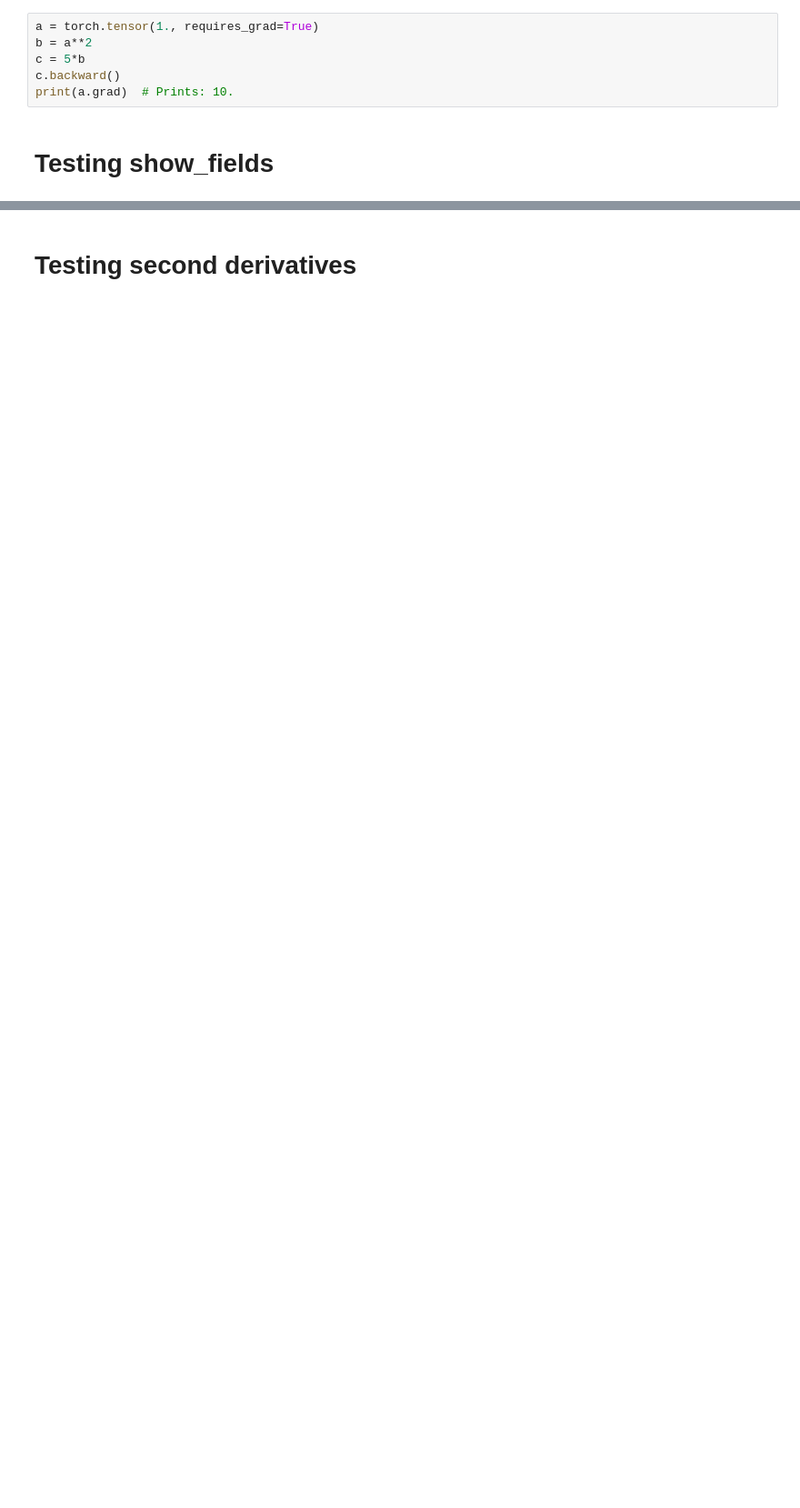
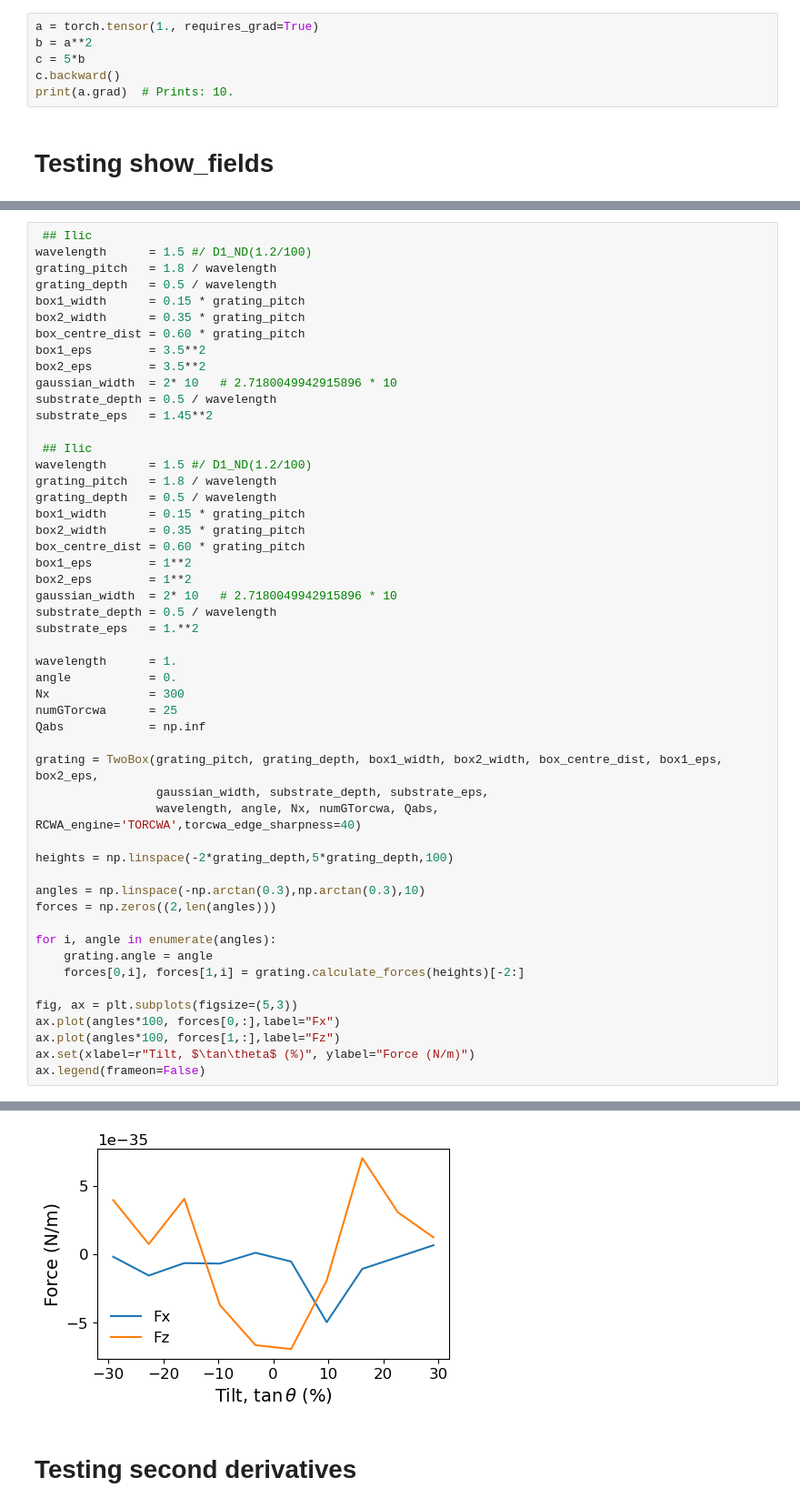
Before and after one commit to jadonylin/relativistic-lightsail-dynamics, a Jupyter notebook: twobox_test.ipynb, the cells around one changed output, grey strips where cells are left out. Shown at 91% size. Drawn from its saved outputs; the diff is of its cells as text; blank space fills up the shorter version.

```diff
--- a/twobox_test.ipynb
+++ b/twobox_test.ipynb
@@ -276,0 +293,52 @@ tensor([0.0282, 0.9527, 0.0192], dtype=torch.float64, grad_fn=<CopySlices>) tens
+# %%
+ ## Ilic
+wavelength      = 1.5 #/ D1_ND(1.2/100)
+grating_pitch   = 1.8 / wavelength
+grating_depth   = 0.5 / wavelength
+box1_width      = 0.15 * grating_pitch
+box2_width      = 0.35 * grating_pitch
+box_centre_dist = 0.60 * grating_pitch
+box1_eps        = 3.5**2
+box2_eps        = 3.5**2
+gaussian_width  = 2* 10   # 2.7180049942915896 * 10
+substrate_depth = 0.5 / wavelength
+substrate_eps   = 1.45**2
+
+ ## Ilic
+wavelength      = 1.5 #/ D1_ND(1.2/100)
+grating_pitch   = 1.8 / wavelength
+grating_depth   = 0.5 / wavelength
+box1_width      = 0.15 * grating_pitch
+box2_width      = 0.35 * grating_pitch
+box_centre_dist = 0.60 * grating_pitch
+box1_eps        = 1**2
+box2_eps        = 1**2
+gaussian_width  = 2* 10   # 2.7180049942915896 * 10
+substrate_depth = 0.5 / wavelength
+substrate_eps   = 1.**2
+
+wavelength      = 1.
+angle           = 0.
+Nx              = 300
+numGTorcwa      = 25
+Qabs            = np.inf
+
+grating = TwoBox(grating_pitch, grating_depth, box1_width, box2_width, box_centre_dist, box1_eps, box2_eps,
+                 gaussian_width, substrate_depth, substrate_eps,
+                 wavelength, angle, Nx, numGTorcwa, Qabs, RCWA_engine='TORCWA',torcwa_edge_sharpness=40)
+
+heights = np.linspace(-2*grating_depth,5*grating_depth,100)
+
+angles = np.linspace(-np.arctan(0.3),np.arctan(0.3),10)
+forces = np.zeros((2,len(angles)))
+
+for i, angle in enumerate(angles):
+    grating.angle = angle
+    forces[0,i], forces[1,i] = grating.calculate_forces(heights)[-2:]
+
+fig, ax = plt.subplots(figsize=(5,3))
+ax.plot(angles*100, forces[0,:],label="Fx")
+ax.plot(angles*100, forces[1,:],label="Fz")
+ax.set(xlabel=r"Tilt, $\tan\theta$ (%)", ylabel="Force (N/m)")
+ax.legend(frameon=False)
+# %% [output]
@@ -277,3 +348,4 @@ tensor([0.0282, 0.9527, 0.0192], dtype=torch.float64, grad_fn=<CopySlices>) tens
+[figure, added]
 # %% [markdown]
 # Testing second derivatives
 # %%
```
Also changed, not shown: parts of 3 cells of this notebook.
